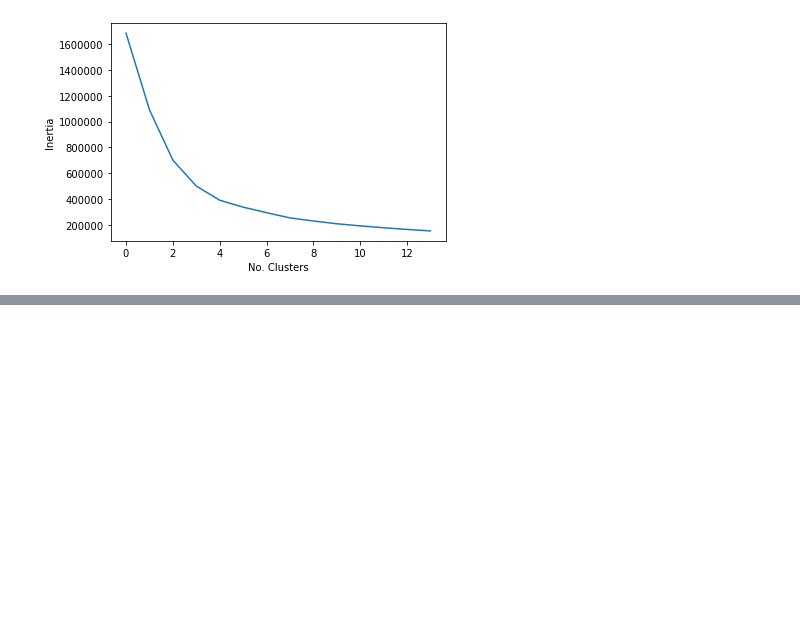
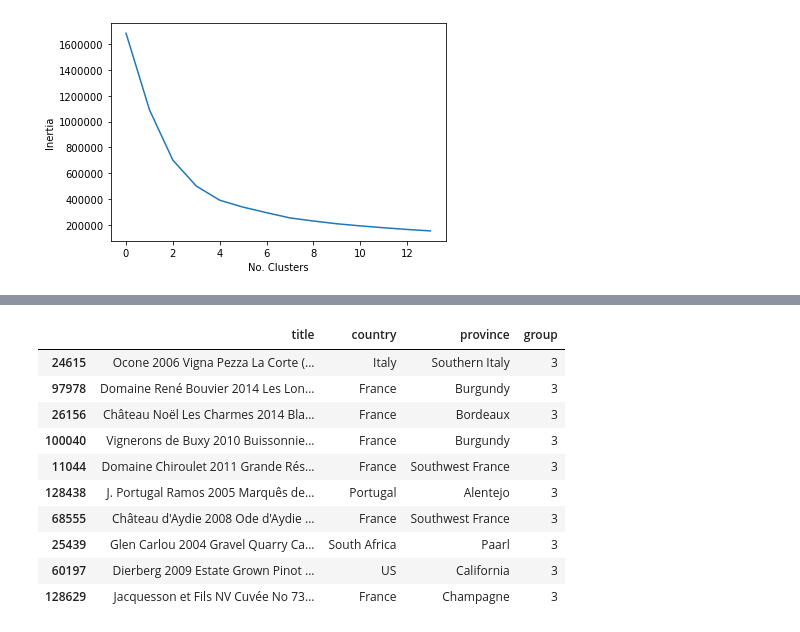
Before and after one commit to PeterChain/similar_wines, a Jupyter notebook: similarwines.ipynb, the cells around one changed output, grey strips where cells are left out. Saved outputs shown, nothing was run; the diff lists cells and outputs as text; code cells hidden in the pictures; blank space fills up the shorter version.

```diff
--- a/similarwines.ipynb
+++ b/similarwines.ipynb
@@ -433,0 +474,18 @@ As we can see, the curve begins to descend more slowly at 4 clusters, which is o
+# %%
+
+# Now let's consider other regions that not the same one as above
+# First we select similar wines from the same province
+same_province = wine_df[~(wine_df['province'] == province) & (wine_df['group'] == group)].sample(10)
+same_province
+# %% [output]
+|  | title | country | province | group |
+| 24615 | Ocone 2006 Vigna Pezza La Corte (... | Italy | Southern Italy | 3 |
+| 97978 | Domaine René Bouvier 2014 Les Lon... | France | Burgundy | 3 |
+| 26156 | Château Noël Les Charmes 2014 Bla... | France | Bordeaux | 3 |
+| 100040 | Vignerons de Buxy 2010 Buissonnie... | France | Burgundy | 3 |
+| 11044 | Domaine Chiroulet 2011 Grande Rés... | France | Southwest France | 3 |
+| 128438 | J. Portugal Ramos 2005 Marquês de... | Portugal | Alentejo | 3 |
+| 68555 | Château d'Aydie 2008 Ode d'Aydie ... | France | Southwest France | 3 |
+| 25439 | Glen Carlou 2004 Gravel Quarry Ca... | South Africa | Paarl | 3 |
+| 60197 | Dierberg 2009 Estate Grown Pinot ... | US | California | 3 |
+| 128629 | Jacquesson et Fils NV Cuvée No 73... | France | Champagne | 3 |
```
Also changed, not shown: parts of 7 cells of this notebook.
